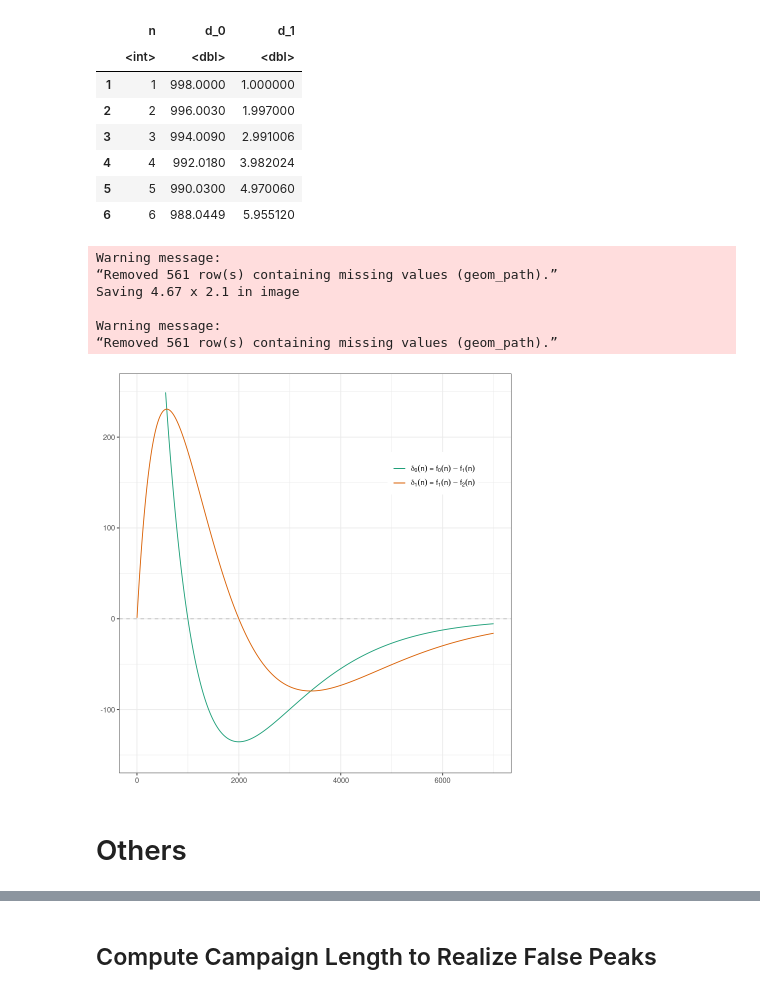
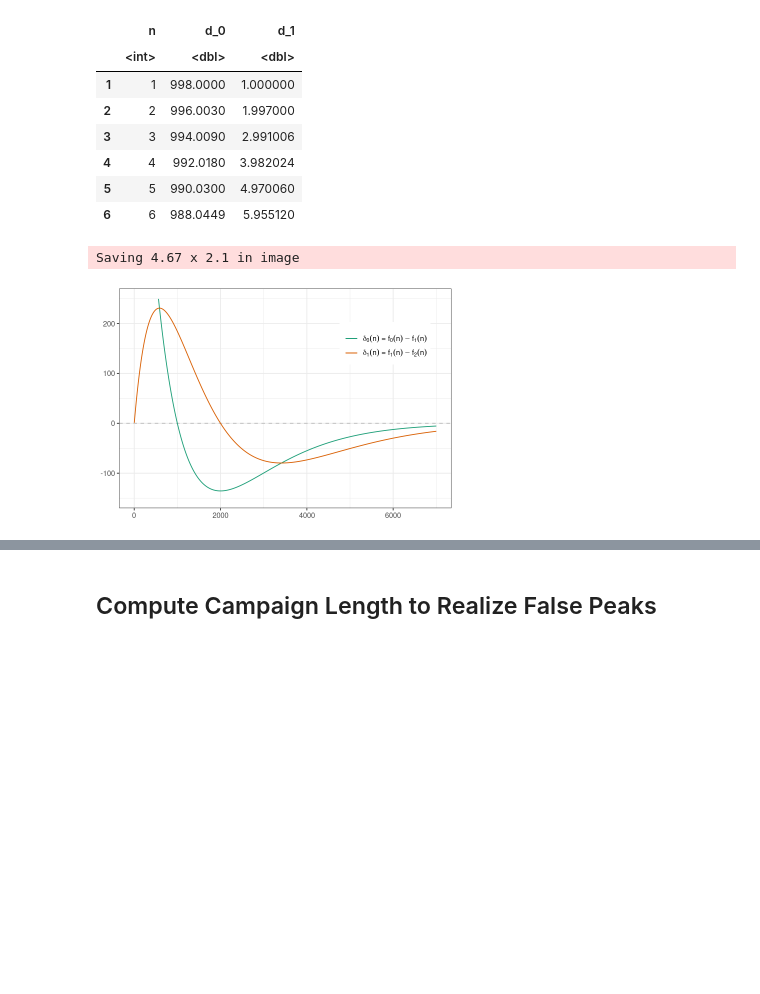
Before and after one commit to dliyanage/false_peaks_experiments, a Jupyter notebook: scripts/analysis.ipynb, the cells around one changed output, grey strips where cells are left out. Cells and saved outputs as stored; diff of their text form; code cells hidden in the pictures; blank space fills up the shorter version.

```diff
--- a/scripts/analysis.ipynb
+++ b/scripts/analysis.ipynb
@@ -259,4 +216,6 @@ A data.frame: 6 × 5
 # %%
+# Compute effectiveness estimates.
+
 datapoints = c(
     900,            # 15 min
     3 * 3600,       # 3 hours
@@ -271,12 +230,12 @@ time2text = function(Time) {
   return("Unknown")
 }
 
-cat("% This file is auto-generated.\n", file = "../figures/part1.tex")
+cat("% This file is auto-generated.\n", file = "../figures/Figure-6.tex")
 for (Subject in levels(factor(fuzztastic$subject))) {
   cat("\\multirow{", length(datapoints),"}{*}{", Subject, "}",
-      sep = "", file = "../figures/part1.tex", append = TRUE)
+      sep = "", file = "../figures/Figure-6.tex", append = TRUE)
   for (Time in datapoints) {
-    cat(" & ",time2text(Time), sep="", file="../figures/part1.tex", append=TRUE)
+    cat(" & ",time2text(Time), sep="", file="../figures/Figure-6.tex", append=TRUE)
     t = subset(fuzztastic, subject == Subject & time == Time) %>% spread(type, value)
     Sn  = t$Sn
     n   = t$max
@@ -327,9 +286,9 @@ for (Subject in levels(factor(fuzztastic$subject))) {
         " & ", format(round(mean(SICE1, na.rm = TRUE), 0), nsmall = 0),
         " & ", format(round(mean(jk1), 0), nsmall = 0),
         " & ", format(round(mean(jk2), 0), nsmall = 0),
-        sep = "", file="../figures/part1.tex", append=TRUE)
-    cat("\\\\\n", sep = "", file = "../figures/part1.tex", append=TRUE)
+        sep = "", file="../figures/Figure-6.tex", append=TRUE)
+    cat("\\\\\n", sep = "", file = "../figures/Figure-6.tex", append=TRUE)
   }
-  cat("\\hline\n", sep = "", file = "../figures/part1.tex", append=TRUE)
+  cat("\\hline\n", sep = "", file = "../figures/Figure-6.tex", append=TRUE)
 }
 sink()
@@ -947,33 +900,23 @@ A data.frame: 6 × 3
 # %%
 legend <- list(
     `d_0` = expression(delta[0](n) ~ "=" ~ f[0](n) - f[1](n)),
     `d_1` = expression(delta[1](n) ~ "=" ~ f[1](n) - f[2](n))
 )
 
-#legend <- list(
-#    `d_0` = expression("δ"[0]),
-#    `d_1` = expression("δ"[1])
-#)
-
+# Plot the result
+options(repr.plot.width = 6, repr.plot.height = 4)
 ggplot(data) +
     geom_hline(yintercept = 0, color = "grey", linetype = "dashed") +
     geom_line(aes(x = n, y = d_0, color = "d_0")) +
     geom_line(aes(x = n, y = d_1, color = "d_1")) +
     ylim(-150, 250) +
     scale_color_brewer(labels = legend, palette="Dark2") +
     theme(legend.position=c(0.8,0.75),
           axis.title.x=element_blank(),
           axis.title.y=element_blank(),
           legend.title=element_blank())
 
-ggsave("../figures/deltas.pdf", scale = 0.7, height = 3)
+ggsave("../figures/Figure-9.pdf", scale = 0.7, height = 3)
 # %% [output]
-Warning message:
-“Removed 561 row(s) containing missing values (geom_path).”
 Saving 4.67 x 2.1 in image
-
-Warning message:
-“Removed 561 row(s) containing missing values (geom_path).”
-[figure, old version]
+[figure, new version]
-# %% [markdown]
-# Others
```
Also changed, not shown: parts of 44 cells of this notebook.
